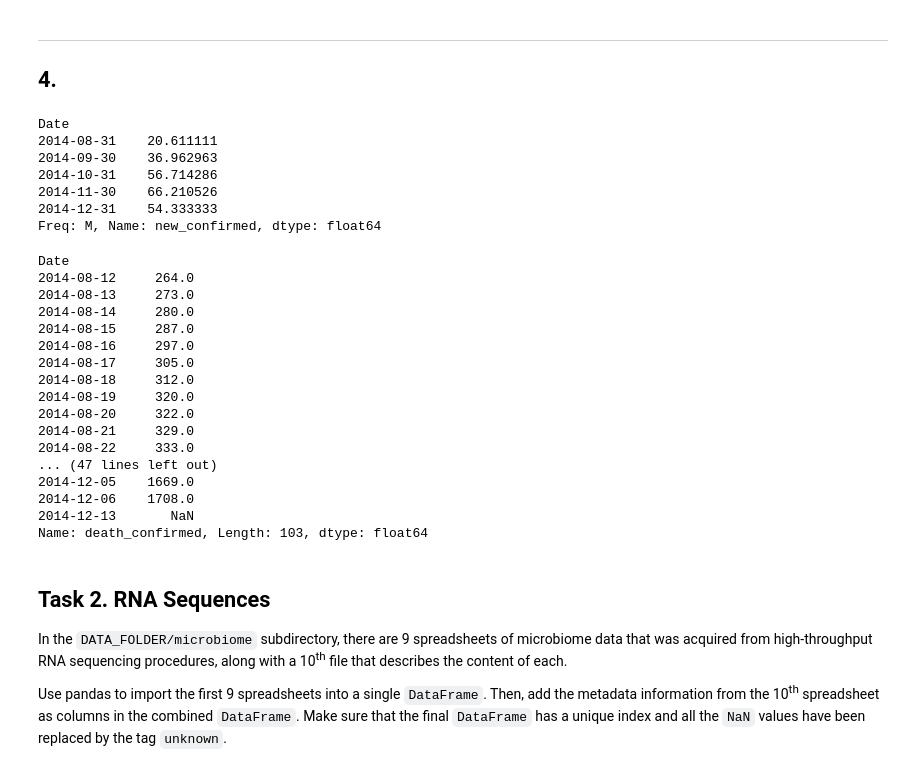
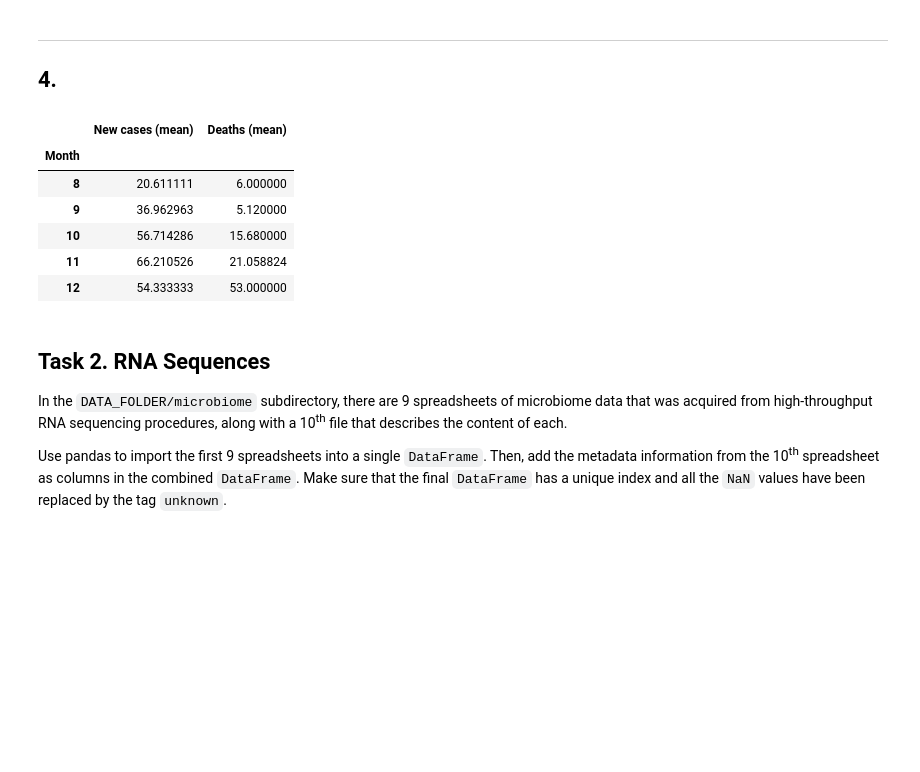
Before and after one commit to Timonzimm/CS-401, a Jupyter notebook: HW01/Homework 1.ipynb, the cells around one changed output. Saved outputs shown, nothing was run; the diff lists cells and outputs as text; code cells hidden in the pictures; blank space fills up the shorter version.

```diff
--- a/HW01/Homework 1.ipynb
+++ b/HW01/Homework 1.ipynb
@@ -118,39 +160,40 @@ Name: New case/s confirmed, Length: 100, dtype: float64
 ## 4.
 # %%
 # Sierra Leone
+
+# basic formating of the data, to be more readable for a human
 data_cleaned_SL = data.query('Country == "Sierra Leone"').dropna(axis=1, how='all').set_index(['Date','variable'])['National'].apply(pd.to_numeric, errors='coerce')
 data_cleaned_SL = pd.pivot_table(data_cleaned_SL.reset_index(), values='National', index='Date', columns='variable', aggfunc='sum')
 
-data_cleaned_SL_new_cases = data_cleaned_SL['new_confirmed']
-print(data_cleaned_SL_new_cases.resample('M').mean())
+# no specific problem for the new cases
+new_cases_SL = data_cleaned_SL['new_confirmed'].resample('M').mean()
 
-data_cleaned_SL = data_cleaned_SL['death_confirmed']
+# new deaths
+# check consisteny of cumulative data
+data_cleaned_SL['death_confirmed'] = check_cumulative_entries(data_cleaned_SL, 'death_confirmed')
+# create daily entries
+data_cleaned_SL['death_confirmed'] = compute_daily_entries_from_cumulative(data_cleaned_SL, 'death_confirmed')
+
+#compute the mean by month
+new_deaths_SL = data_cleaned_SL['death_confirmed'].resample('M').mean()
+
+# concatenate the two time series
+data_cleaned_SL = pd.concat([new_cases_SL, new_deaths_SL], axis=1)
 data_cleaned_SL
+
+# display the values in a sexy manner
+data_cleaned_SL.rename_axis({'new_confirmed': 'New cases (mean)', 'death_confirmed': 'Deaths (mean)'}, axis='columns', inplace=True)
+data_cleaned_SL.index.names = ['Month']
+data_cleaned_SL.index = data_cleaned_SL.index.month
+data_cleaned_SL
 # %% [output]
-Date
-2014-08-31    20.611111
-2014-09-30    36.962963
-2014-10-31    56.714286
-2014-11-30    66.210526
-2014-12-31    54.333333
-Freq: M, Name: new_confirmed, dtype: float64
-Date
-2014-08-12     264.0
-2014-08-13     273.0
-2014-08-14     280.0
-2014-08-15     287.0
-2014-08-16     297.0
-2014-08-17     305.0
-2014-08-18     312.0
-2014-08-19     320.0
-2014-08-20     322.0
-2014-08-21     329.0
-2014-08-22     333.0
-... (47 lines left out)
-2014-12-05    1669.0
-2014-12-06    1708.0
-2014-12-13       NaN
-Name: death_confirmed, Length: 103, dtype: float64
+|  | New cases (mean) | Deaths (mean) |
+| Month |  |  |
+| 8 | 20.611111 | 6.000000 |
+| 9 | 36.962963 | 5.120000 |
+| 10 | 56.714286 | 15.680000 |
+| 11 | 66.210526 | 21.058824 |
+| 12 | 54.333333 | 53.000000 |
 # %% [markdown]
 ## Task 2. RNA Sequences
 
```
Also changed, not shown: parts of 7 cells of this notebook.
